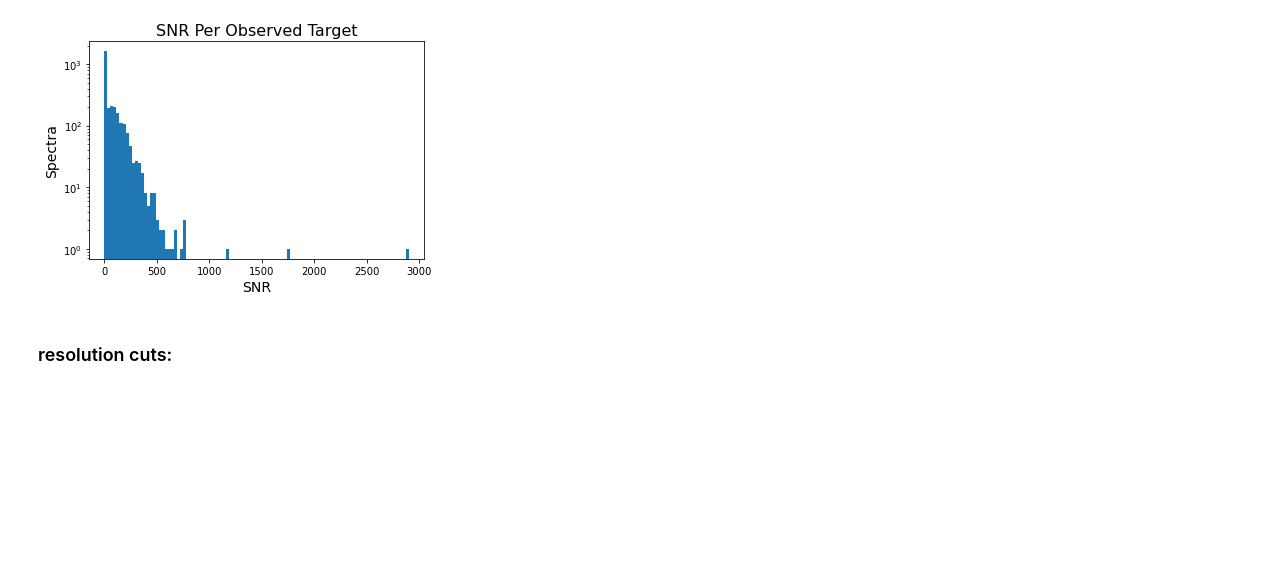
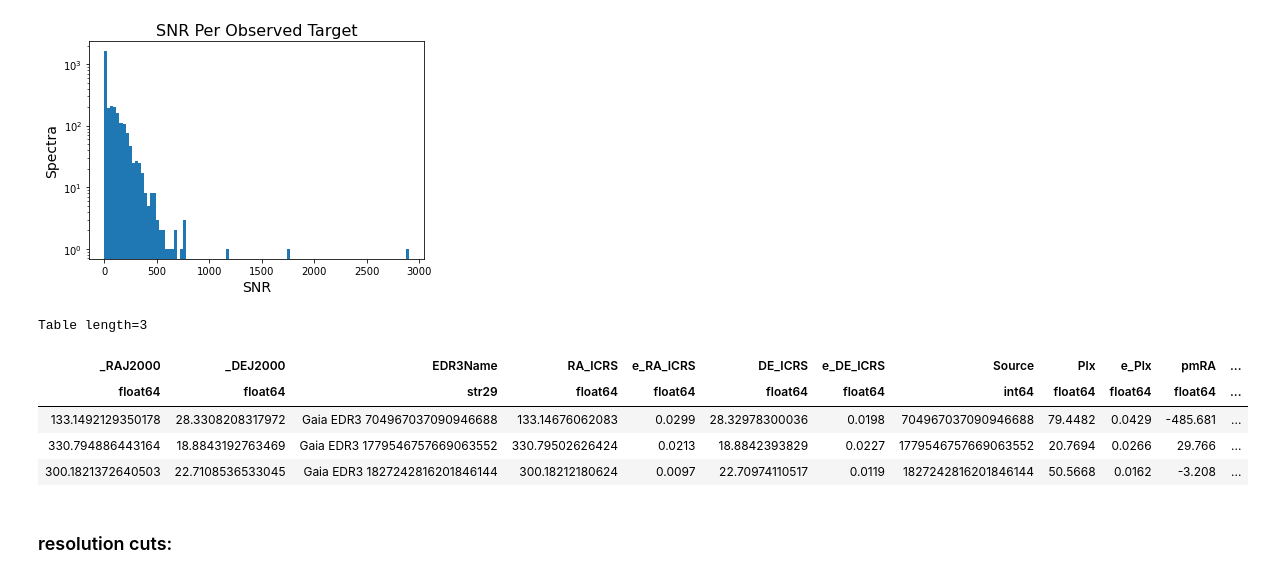
Before and after one commit to megbedell/gr8stars, a Jupyter notebook: hires.ipynb, the cells around one changed output. Drawn from its saved outputs; the diff is of its cells as text; code cells hidden in the pictures; blank space fills up the shorter version.

```diff
--- a/hires.ipynb
+++ b/hires.ipynb
@@ -40,6 +40,15 @@ plt.xlabel('SNR', fontsize=14)
 plt.ylabel('Spectra', fontsize=14);
 # %% [output]
 [figure]
+# %%
+sample[sample['hires_snr'] >= 1000]
+# %% [output]
+Table length=3
+| _RAJ2000 | _DEJ2000 | EDR3Name | RA_ICRS | e_RA_ICRS | DE_ICRS | e_DE_ICRS | Source | Plx | e_Plx | pmRA | ... |
+| float64 | float64 | str29 | float64 | float64 | float64 | float64 | int64 | float64 | float64 | float64 | ... |
+| 133.1492129350178 | 28.3308208317972 | Gaia EDR3 704967037090946688 | 133.14676062083 | 0.0299 | 28.32978300036 | 0.0198 | 704967037090946688 | 79.4482 | 0.0429 | -485.681 | ... |
+| 330.794886443164 | 18.8843192763469 | Gaia EDR3 1779546757669063552 | 330.79502626424 | 0.0213 | 18.8842393829 | 0.0227 | 1779546757669063552 | 20.7694 | 0.0266 | 29.766 | ... |
+| 300.1821372640503 | 22.7108536533045 | Gaia EDR3 1827242816201846144 | 300.18212180624 | 0.0097 | 22.70974110517 | 0.0119 | 1827242816201846144 | 50.5668 | 0.0162 | -3.208 | ... |
 # %% [markdown]
 ### resolution cuts:
 # %% [markdown]
```
Also changed, not shown: parts of 11 cells of this notebook, 1 other file.
